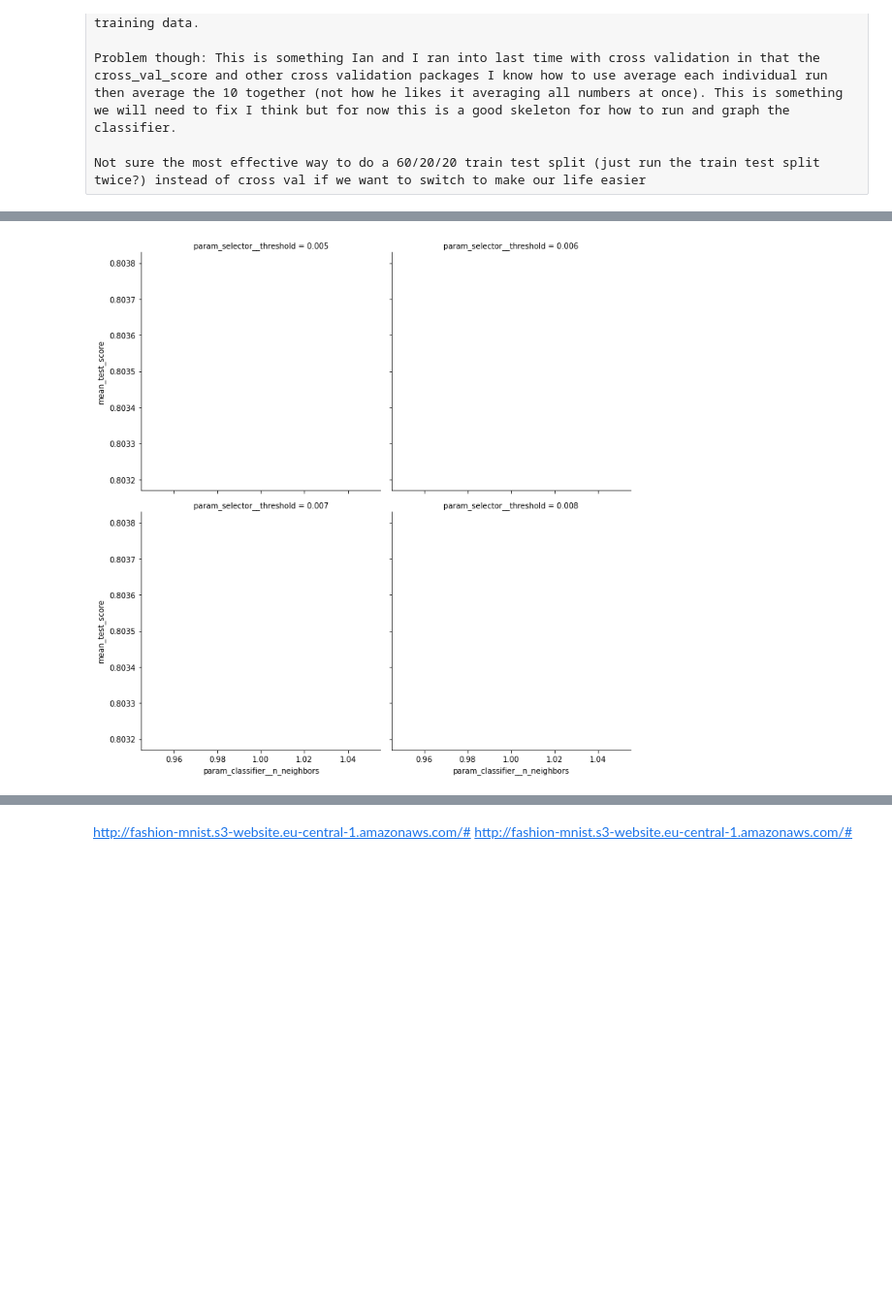
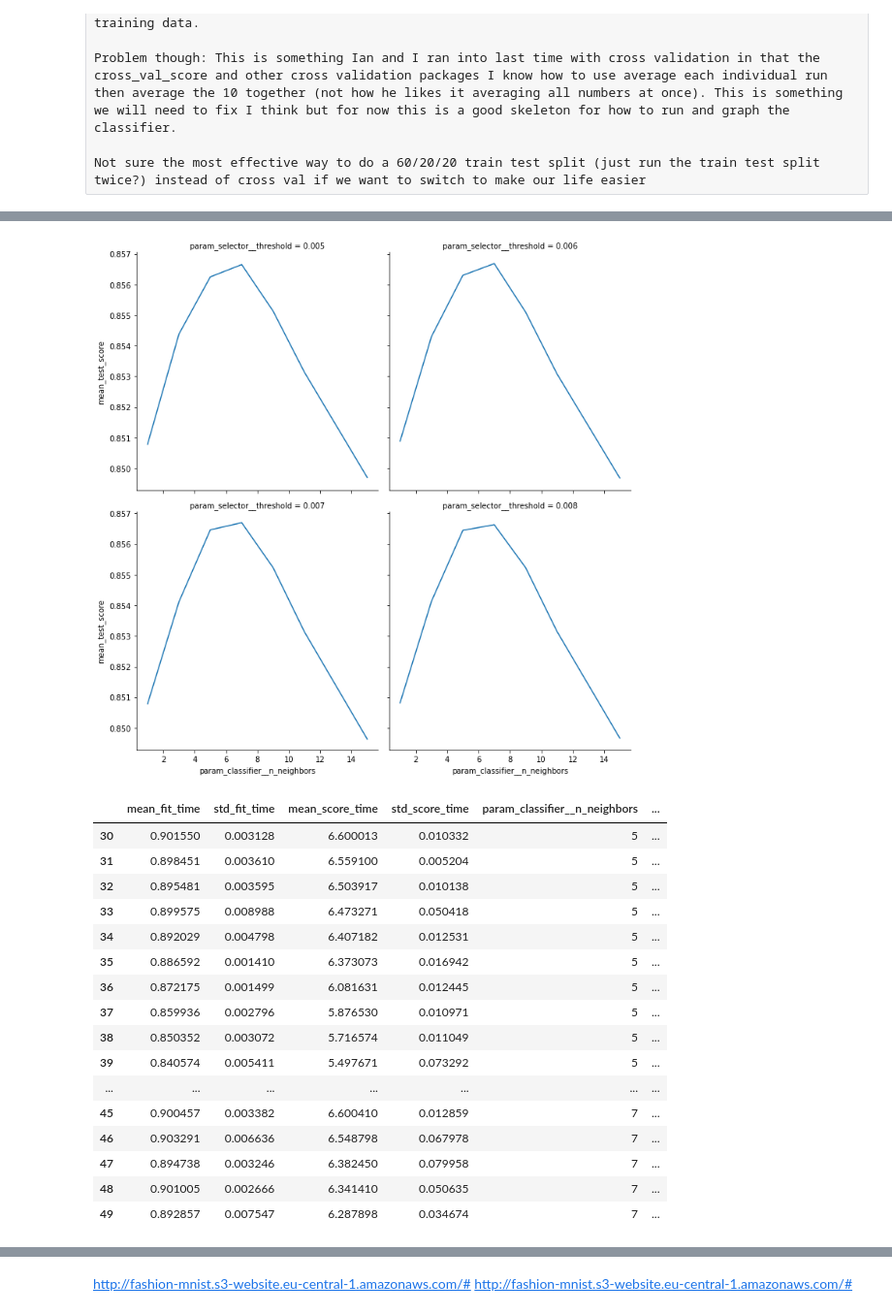
Before and after one commit to etgeorge/fashion, a Jupyter notebook: HW2.ipynb, the cells around one changed output, grey strips where cells are left out. Shown at 97% size. Saved outputs shown, nothing was run; the diff lists cells and outputs as text; code cells hidden in the pictures; blank space fills up the shorter version.

Commit message:
fixed graph thing and ran for all data (run time = 2 hours roughly)

```diff
--- a/HW2.ipynb
+++ b/HW2.ipynb
@@ -230,19 +230,19 @@ pipe = Pipeline([
 ])
 xx = train_images[0:5000]
 yy = train_labels[0:5000]
-pipe.fit(xx, yy)
+pipe.fit(train_images, train_labels)
 
 param = {
  'selector__threshold': [0.005, 0.006, 0.007, 0.008, 0.009, .01,.02, .03, .04, .05, .06, .07, .08, .09, .1],
  'classifier__n_neighbors': [1, 3, 5, 7, 9, 11, 13, 15],
 }
 
-grid = GridSearchCV(pipe, param, cv=10).fit(xx, yy)
+grid = GridSearchCV(pipe, param, cv=10).fit(train_images, train_labels)
 best_params = grid.best_params_
 print(best_params)
 
 result_df = DataFrame.from_dict(grid.cv_results_, orient='columns')
-print(result_df.mean_test_score)
+#print(result_df.mean_test_score)
 
 sns.relplot(data=result_df,
  kind='line',
@@ -256,14 +259,34 @@ plt.show()
 # %%
-sns.relplot(data=result_df.loc[:3],
+df_subset = result_df.loc[np.r_[0:4, 15:19, 30:34, 45:49, 60:64, 75:79, 90:14, 105:109], :]
+sns.relplot(data=df_subset,
  kind='line',
  x='param_classifier__n_neighbors',
  y='mean_test_score',
  col='param_selector__threshold',
  col_wrap=2)
 # plt.savefig("hyper.png")
 plt.show()
+
+result_df[30:50]
 # %% [output]
-[figure, old version]
+[figure, new version]
+|  | mean_fit_time | std_fit_time | mean_score_time | std_score_time | param_classifier__n_neighbors | ... |
+| 30 | 0.901550 | 0.003128 | 6.600013 | 0.010332 | 5 | ... |
+| 31 | 0.898451 | 0.003610 | 6.559100 | 0.005204 | 5 | ... |
+| 32 | 0.895481 | 0.003595 | 6.503917 | 0.010138 | 5 | ... |
+| 33 | 0.899575 | 0.008988 | 6.473271 | 0.050418 | 5 | ... |
+| 34 | 0.892029 | 0.004798 | 6.407182 | 0.012531 | 5 | ... |
+| 35 | 0.886592 | 0.001410 | 6.373073 | 0.016942 | 5 | ... |
+| 36 | 0.872175 | 0.001499 | 6.081631 | 0.012445 | 5 | ... |
+| 37 | 0.859936 | 0.002796 | 5.876530 | 0.010971 | 5 | ... |
+| 38 | 0.850352 | 0.003072 | 5.716574 | 0.011049 | 5 | ... |
+| 39 | 0.840574 | 0.005411 | 5.497671 | 0.073292 | 5 | ... |
+| ... | ... | ... | ... | ... | ... | ... |
+| 45 | 0.900457 | 0.003382 | 6.600410 | 0.012859 | 7 | ... |
+| 46 | 0.903291 | 0.006636 | 6.548798 | 0.067978 | 7 | ... |
+| 47 | 0.894738 | 0.003246 | 6.382450 | 0.079958 | 7 | ... |
+| 48 | 0.901005 | 0.002666 | 6.341410 | 0.050635 | 7 | ... |
+| 49 | 0.892857 | 0.007547 | 6.287898 | 0.034674 | 7 | ... |
 # %%
 # ignore this ill delete it soon it was jsut me originally playing with grid search on k values and testing to see if the pipeline worked
 from sklearn.model_selection import GridSearchCV
```
Also changed, not shown: parts of 5 cells of this notebook.
